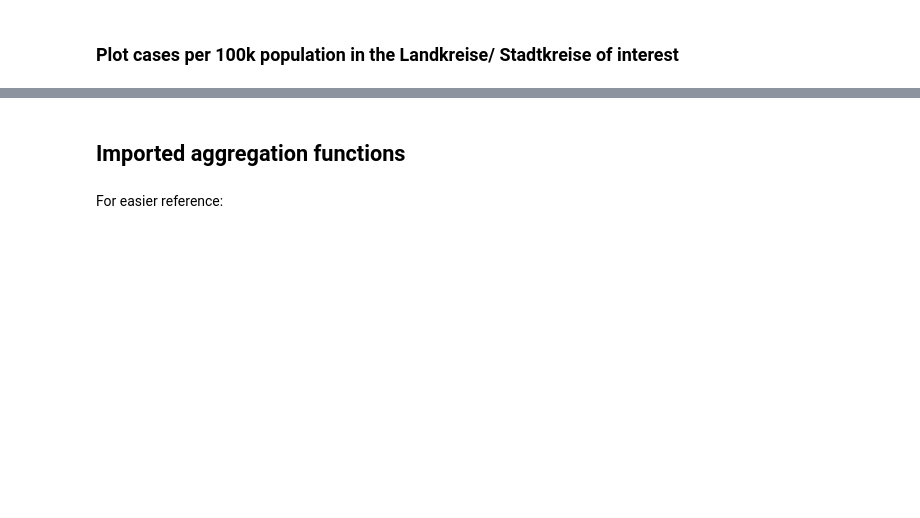
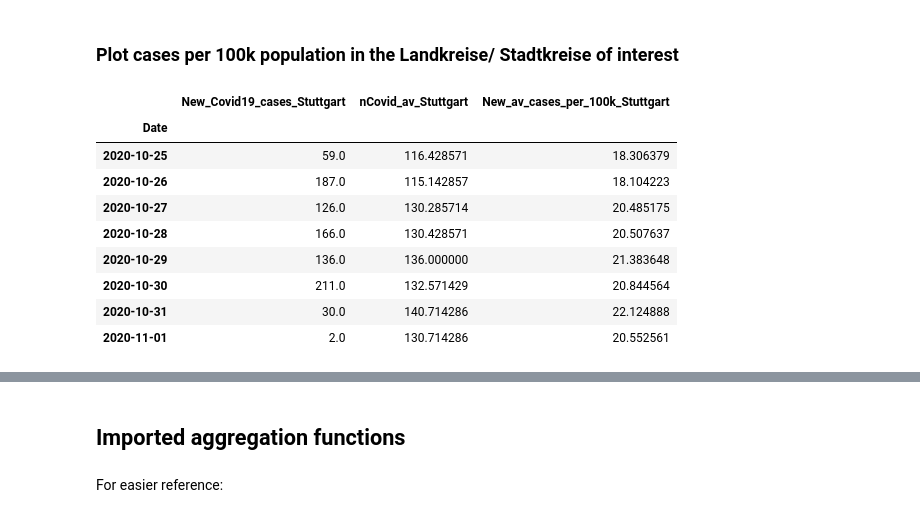
Before and after one commit to ngroene/Covid19_Germany, a Jupyter notebook: Covid19_RKI_descriptive_stats.ipynb, the cells around one changed output, grey strips where cells are left out. Cells and saved outputs as stored; diff of their text form; code cells hidden in the pictures; blank space fills up the shorter version.

```diff
--- a/Covid19_RKI_descriptive_stats.ipynb
+++ b/Covid19_RKI_descriptive_stats.ipynb
@@ -388,6 +396,19 @@ AxesSubplot(0.125,0.125;0.775x0.755)
 # Add column with Covid-19 cases per city
 for key, value in LK_to_be_plotted.items():
     LK_to_be_plotted[key][2]['New_av_cases_per_100k_'+LK_to_be_plotted[key][0]] = LK_to_be_plotted[key][2].iloc[:, [False, True]]/(LK_to_be_plotted[key][1])*100
+# %%
+LK_to_be_plotted['SK Stuttgart'][2].tail(8)
+# %% [output]
+|  | New_Covid19_cases_Stuttgart | nCovid_av_Stuttgart | New_av_cases_per_100k_Stuttgart |
+| Date |  |  |  |
+| 2020-10-25 | 59.0 | 116.428571 | 18.306379 |
+| 2020-10-26 | 187.0 | 115.142857 | 18.104223 |
+| 2020-10-27 | 126.0 | 130.285714 | 20.485175 |
+| 2020-10-28 | 166.0 | 130.428571 | 20.507637 |
+| 2020-10-29 | 136.0 | 136.000000 | 21.383648 |
+| 2020-10-30 | 211.0 | 132.571429 | 20.844564 |
+| 2020-10-31 | 30.0 | 140.714286 | 22.124888 |
+| 2020-11-01 | 2.0 | 130.714286 | 20.552561 |
 # %%
 # Initiate dataframe for cities/Landkreise of interest only
 df_LK_of_interest = df_Covid.New_av_cases_per_100k_DE
```
Also changed, not shown: parts of 24 cells of this notebook, 4 other files.
